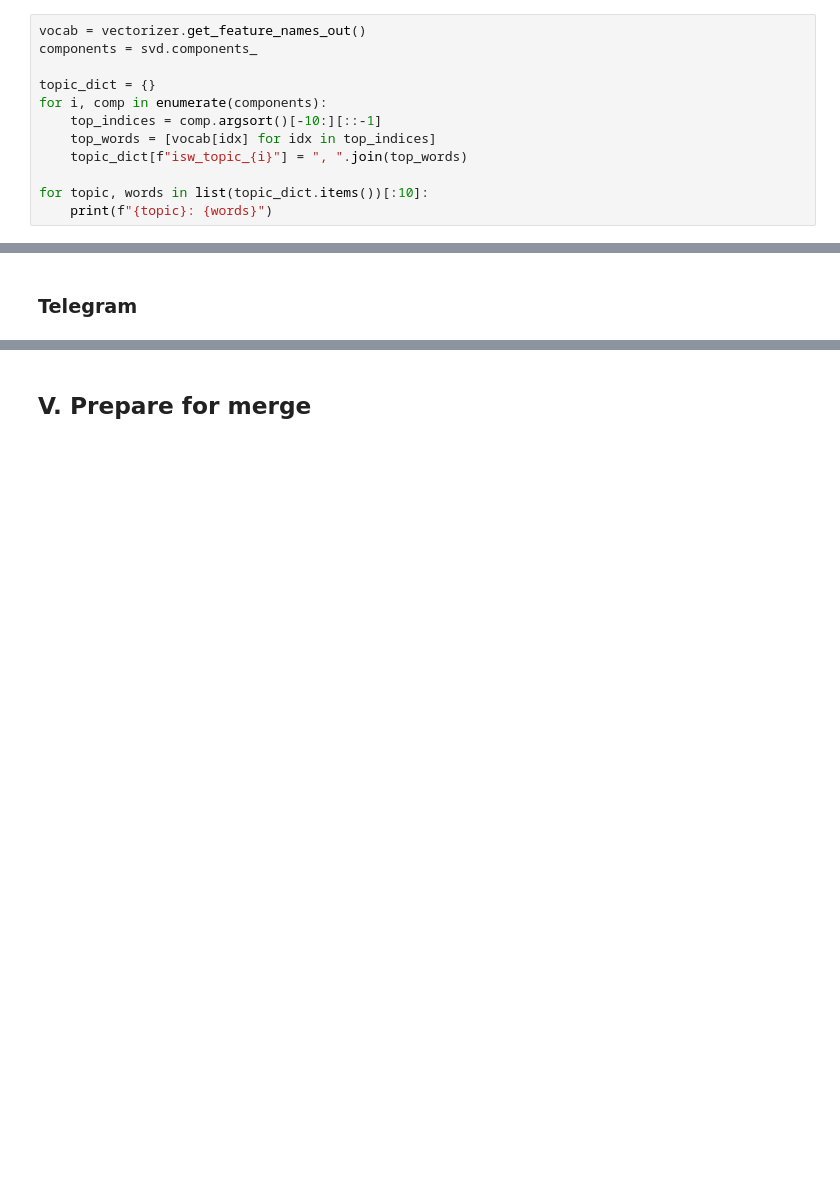
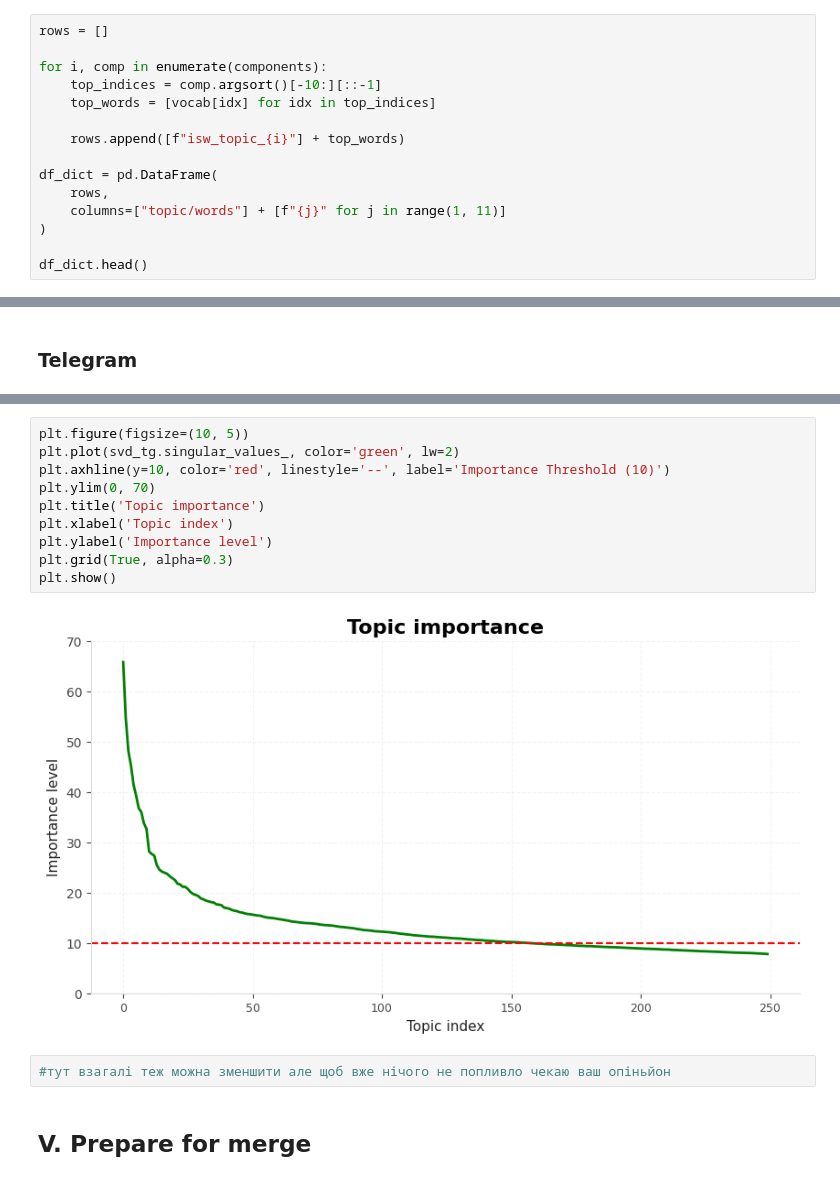
Before and after one commit to khorunzhaviktoriia/war-events-predictor-saas, a Jupyter notebook: forecasting/war_events_predictor.ipynb, the cells around one changed output, grey strips where cells are left out. Drawn from its saved outputs; the diff is of its cells as text; blank space fills up the shorter version.

```diff
--- a/forecasting/war_events_predictor.ipynb
+++ b/forecasting/war_events_predictor.ipynb
@@ -1648,13 +1680,16 @@ df_isw_final.to_csv("isw_processed_svd.csv", index=False, encoding="utf-8-sig")
 # %%
-vocab = vectorizer.get_feature_names_out()
-components = svd.components_
+rows = []
 
-topic_dict = {}
 for i, comp in enumerate(components):
     top_indices = comp.argsort()[-10:][::-1]
     top_words = [vocab[idx] for idx in top_indices]
-    topic_dict[f"isw_topic_{i}"] = ", ".join(top_words)
 
-for topic, words in list(topic_dict.items())[:10]:
-    print(f"{topic}: {words}")
+    rows.append([f"isw_topic_{i}"] + top_words)
+
+df_dict = pd.DataFrame(
+    rows,
+    columns=["topic/words"] + [f"{j}" for j in range(1, 11)]
+)
+
+df_dict.head()
 # %% [output]
@@ -1843,3 +1834,17 @@ Sparsity of matrix Telegram: 0.9967%
+# %%
+plt.figure(figsize=(10, 5))
+plt.plot(svd_tg.singular_values_, color='green', lw=2)
+plt.axhline(y=10, color='red', linestyle='--', label='Importance Threshold (10)')
+plt.ylim(0, 70)
+plt.title('Topic importance')
+plt.xlabel('Topic index')
+plt.ylabel('Importance level')
+plt.grid(True, alpha=0.3)
+plt.show()
+# %% [output]
+[figure, added]
+# %%
+#тут взагалі теж можна зменшити але щоб вже нічого не попливло чекаю ваш опіньйон
 # %% [markdown]
 ## V. Prepare for merge
 # %%
```
Also changed, not shown: parts of 30 cells of this notebook.
